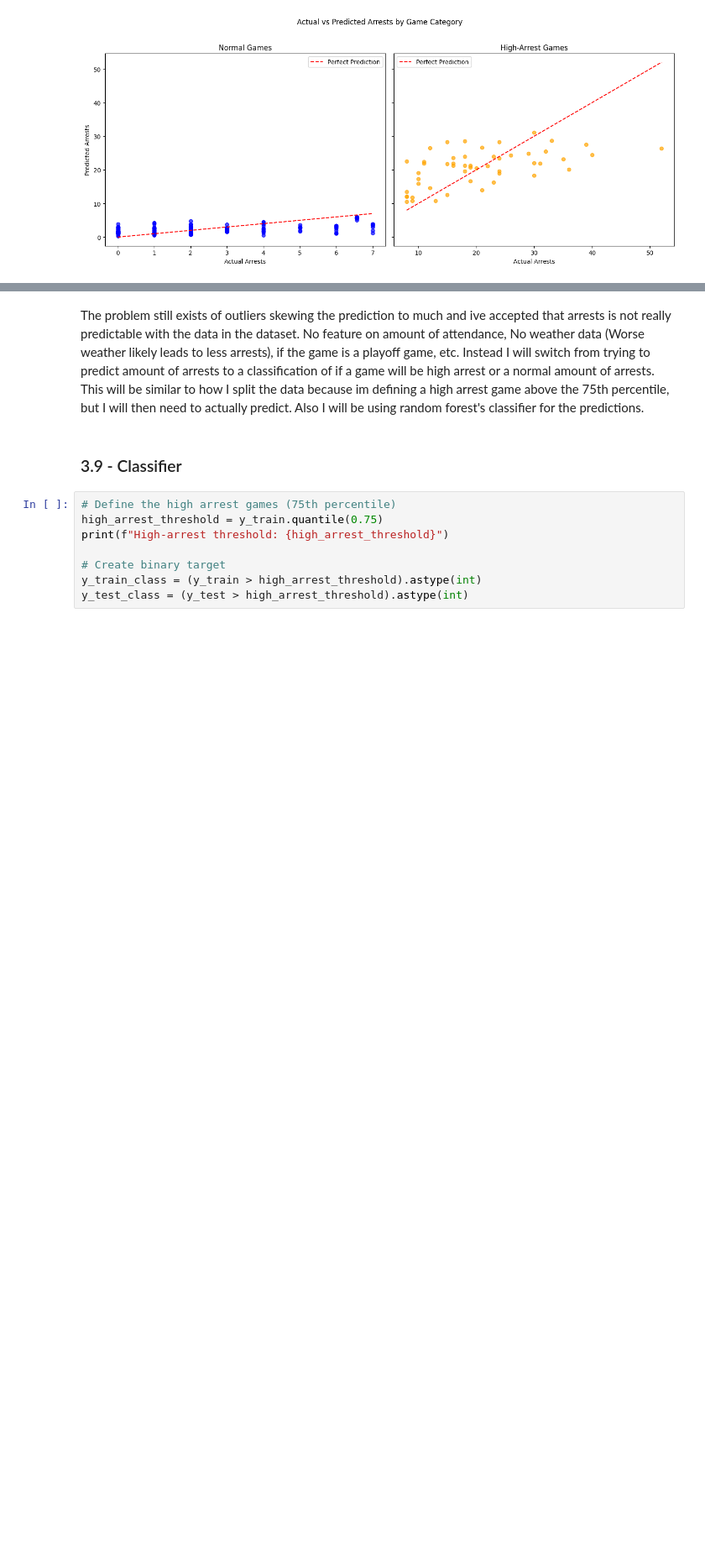
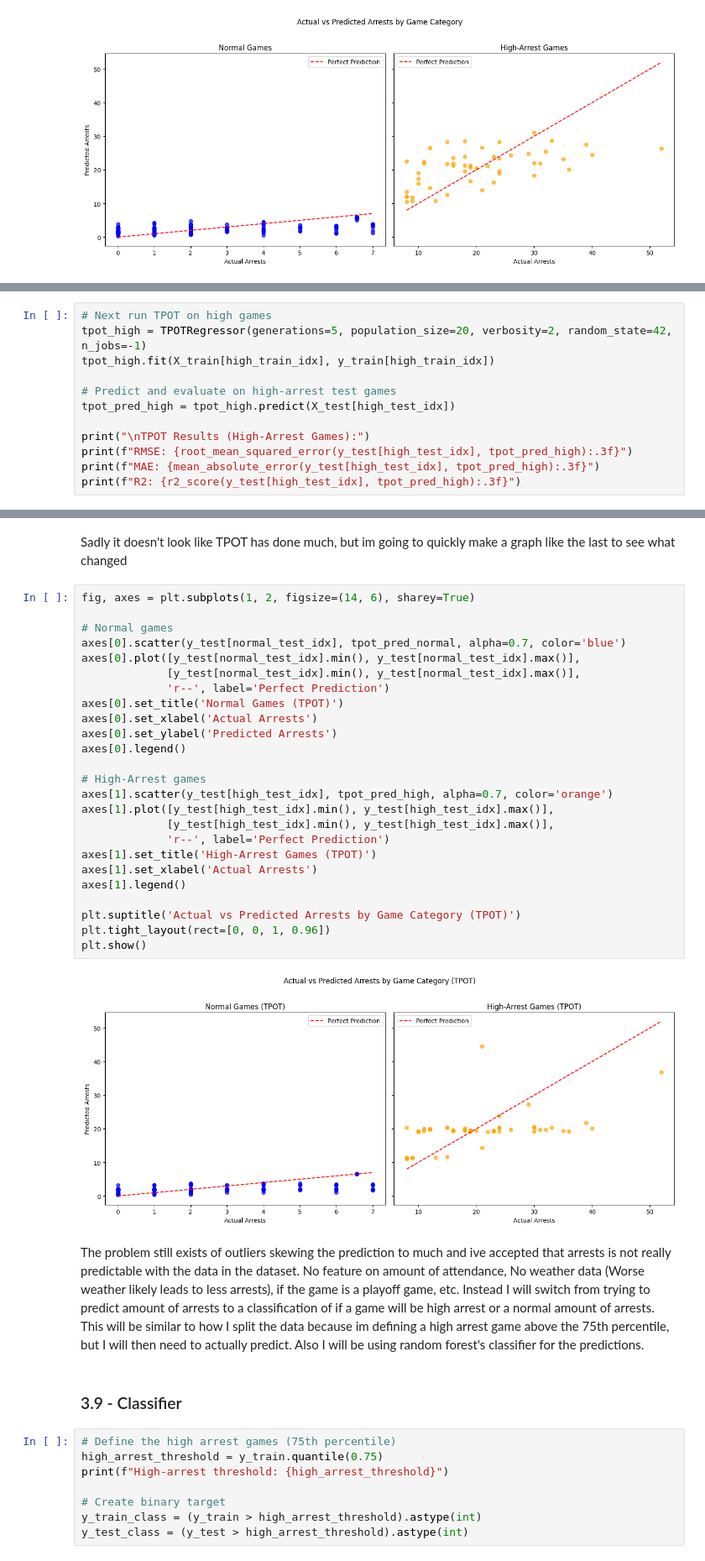
Before and after one commit to NateCook541/Data-science-final-project, a Jupyter notebook: mainNFLArrrest.ipynb, the cells around one changed output, grey strips where cells are left out. Shown at 84% size. Cells and saved outputs as stored; diff of their text form; blank space fills up the shorter version.

```diff
--- a/mainNFLArrrest.ipynb
+++ b/mainNFLArrrest.ipynb
@@ -652,0 +734,12 @@ plt.show()
+# %%
+# Next run TPOT on high games
+tpot_high = TPOTRegressor(generations=5, population_size=20, verbosity=2, random_state=42, n_jobs=-1)
+tpot_high.fit(X_train[high_train_idx], y_train[high_train_idx])
+
+# Predict and evaluate on high-arrest test games
+tpot_pred_high = tpot_high.predict(X_test[high_test_idx])
+
+print("\nTPOT Results (High-Arrest Games):")
+print(f"RMSE: {root_mean_squared_error(y_test[high_test_idx], tpot_pred_high):.3f}")
+print(f"MAE: {mean_absolute_error(y_test[high_test_idx], tpot_pred_high):.3f}")
+print(f"R2: {r2_score(y_test[high_test_idx], tpot_pred_high):.3f}")
@@ -653,3 +798,32 @@ plt.show()
+# %% [markdown]
+Sadly it doesn't look like TPOT has done much, but im going to quickly make a graph like the last to see what changed
+# %%
+fig, axes = plt.subplots(1, 2, figsize=(14, 6), sharey=True)
+
+# Normal games
+axes[0].scatter(y_test[normal_test_idx], tpot_pred_normal, alpha=0.7, color='blue')
+axes[0].plot([y_test[normal_test_idx].min(), y_test[normal_test_idx].max()],
+             [y_test[normal_test_idx].min(), y_test[normal_test_idx].max()],
+             'r--', label='Perfect Prediction')
+axes[0].set_title('Normal Games (TPOT)')
+axes[0].set_xlabel('Actual Arrests')
+axes[0].set_ylabel('Predicted Arrests')
+axes[0].legend()
+
+# High-Arrest games
+axes[1].scatter(y_test[high_test_idx], tpot_pred_high, alpha=0.7, color='orange')
+axes[1].plot([y_test[high_test_idx].min(), y_test[high_test_idx].max()],
+             [y_test[high_test_idx].min(), y_test[high_test_idx].max()],
+             'r--', label='Perfect Prediction')
+axes[1].set_title('High-Arrest Games (TPOT)')
+axes[1].set_xlabel('Actual Arrests')
+axes[1].legend()
+
+plt.suptitle('Actual vs Predicted Arrests by Game Category (TPOT)')
+plt.tight_layout(rect=[0, 0, 1, 0.96])
+plt.show()
+# %% [output]
+[figure, added]
 # %% [markdown]
 The problem still exists of outliers skewing the prediction to much and ive accepted that arrests is not really predictable with the data in the dataset. No feature on amount of attendance, No weather data (Worse weather likely leads to less arrests), if the game is a playoff game, etc. Instead I will switch from trying to predict amount of arrests to a classification of if a game will be high arrest or a normal amount of arrests. This will be similar to how I split the data because im defining a high arrest game above the 75th percentile, but I will then need to actually predict. Also I will be using random forest's classifier for the predictions.
 # %% [markdown]
```
Also changed, not shown: parts of 16 cells of this notebook.
